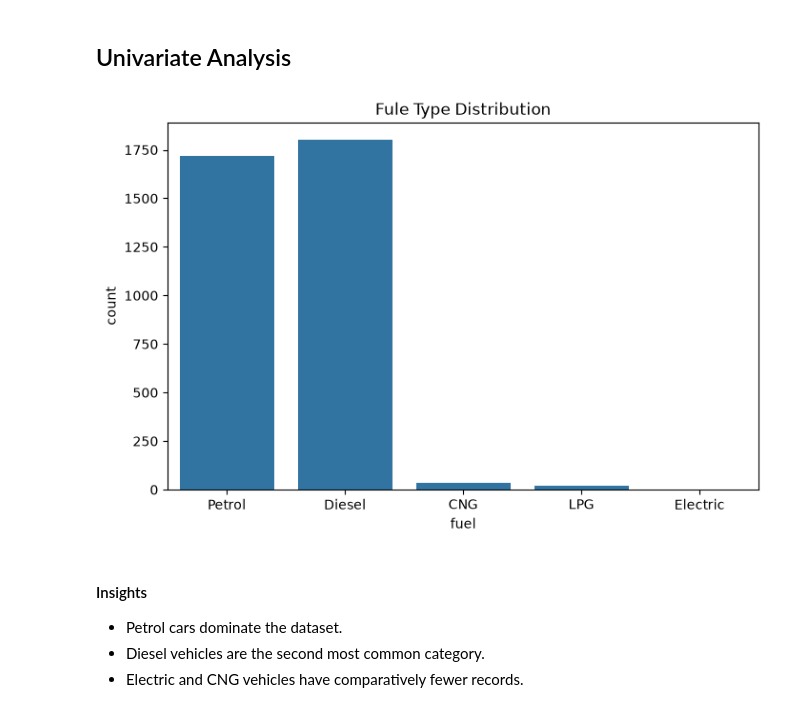
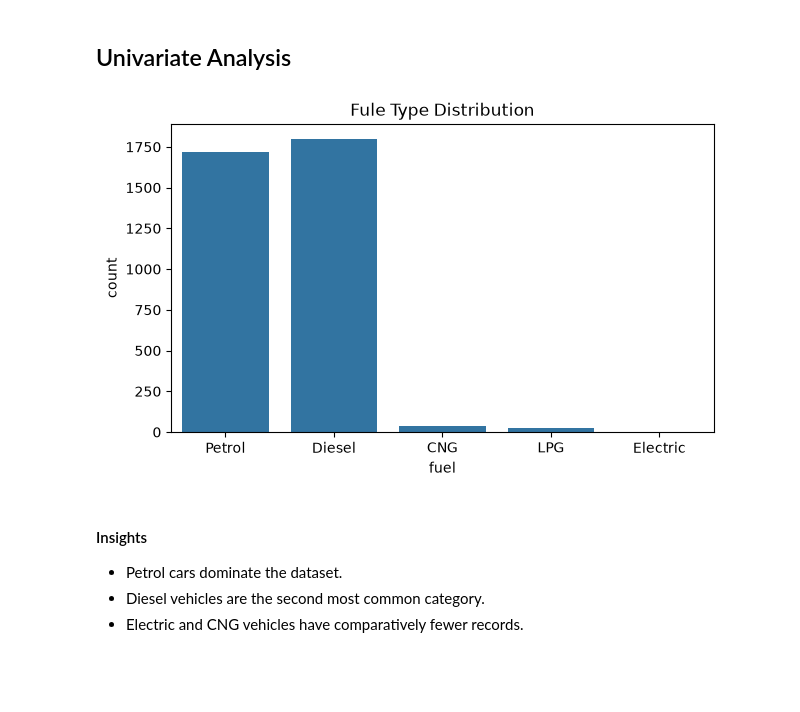
Before and after one commit to DivyeshChavda77/Car_Price_Predictor, a Jupyter notebook: notebook/EDA_Car_Price_Prediction.ipynb, the cells around one changed output. Drawn from its saved outputs; the diff is of its cells as text; code cells hidden in the pictures; blank space fills up the shorter version.

```diff
--- a/notebook/EDA_Car_Price_Prediction.ipynb
+++ b/notebook/EDA_Car_Price_Prediction.ipynb
@@ -187,15 +181,15 @@ plt.show()
 ## Univariate Analysis
 # %%
 # Fule Type Analysis
-plt.figure(figsize=(8,5))
+plt.figure(figsize=(7,4))
 
 sns.countplot(x='fuel', data=df)
 
 plt.title("Fule Type Distribution")
 
 plt.show()
 # %% [output]
-[figure, old version]
+[figure, new version]
 # %% [markdown]
 #### Insights
 - Petrol cars dominate the dataset.
```
Also changed, not shown: parts of 21 cells of this notebook, 7 other files.
